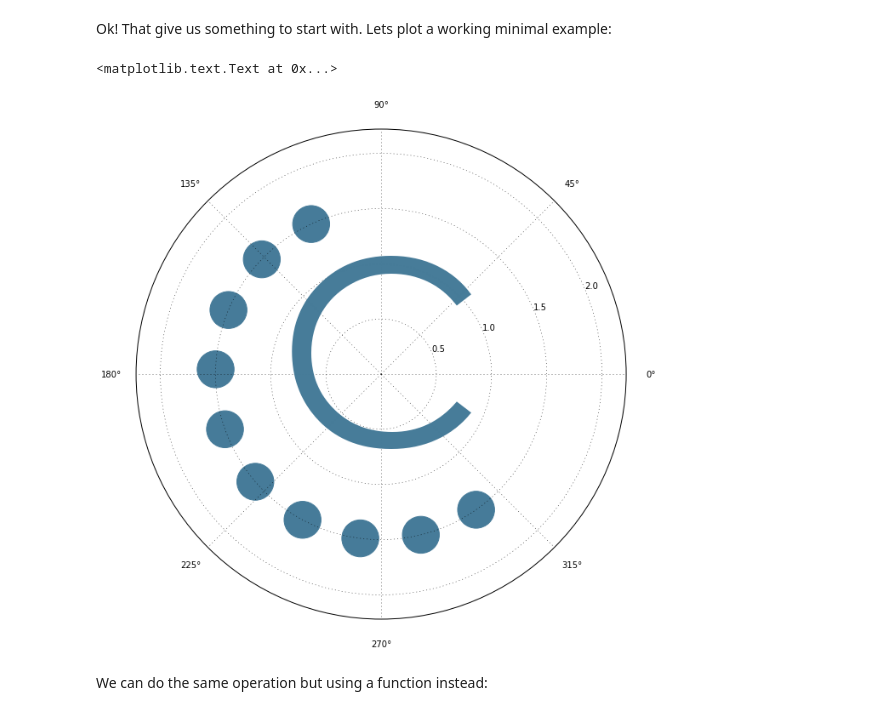
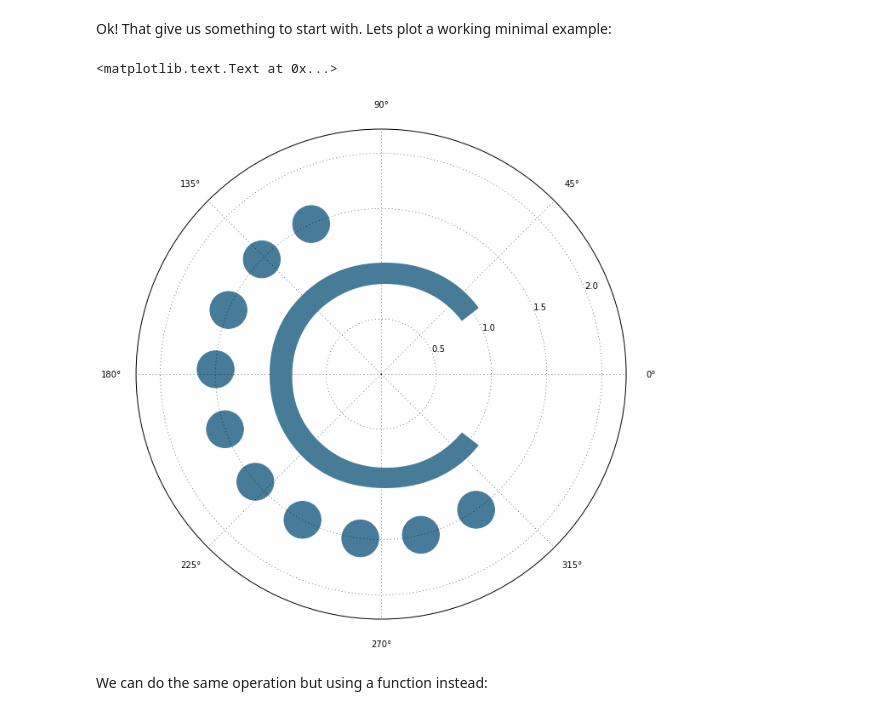
Before and after one commit to CAChemE/learn, a Jupyter notebook: logo-w-python/(C)AChemE.ipynb, the cells around one changed output. Saved outputs shown, nothing was run; the diff lists cells and outputs as text; code cells hidden in the pictures.

```diff
--- a/logo-w-python/(C)AChemE.ipynb
+++ b/logo-w-python/(C)AChemE.ipynb
@@ -22,32 +22,30 @@ Ok! That give us something to start with. Lets plot a working minimal example:
 # %%
 n_circles = 10
 
 distance_from_center = 1.5
 size_circle = 600
 
 start_angle = np.deg2rad(115) # [deg]->[rad]
 final_angle = np.deg2rad(305) # [deg]->[rad]
 
 hex_color = "#467B99"
 
 r = distance_from_center * np.ones(n_circles) #vectorized set of radius distance from center
 theta =  np.linspace(start_angle,final_angle,n_circles) # vector with angles
 area = size_circle * np.pi * np.ones(n_circles) # vetctor with size of areas
 
 
 fig = plt.figure(figsize=(8,8))
 ax = fig.add_axes([0, 0, 1, 1], polar=True)
 
 
 ax.scatter(theta, r, color=hex_color, s=area)  # plot circles
 
-ax.text(0,0,
-        'C',
-        color="#467B99", fontsize=300, family='Century Gothic',
-        ha='center',  va='center')
+ax.text(0.7, 0.445, 'C', color='#467B99', fontsize=350, family='Century Gothic',
+               ha='right', va='center', alpha=1.0, transform=ax.transAxes)
 # %% [output]
 <matplotlib.text.Text at 0x...>
-[figure, old version]
+[figure, new version]
 # %% [markdown]
 We can do the same operation but using a function instead:
 # %%
```
Also changed, not shown: parts of 4 cells of this notebook, 1 other file.
